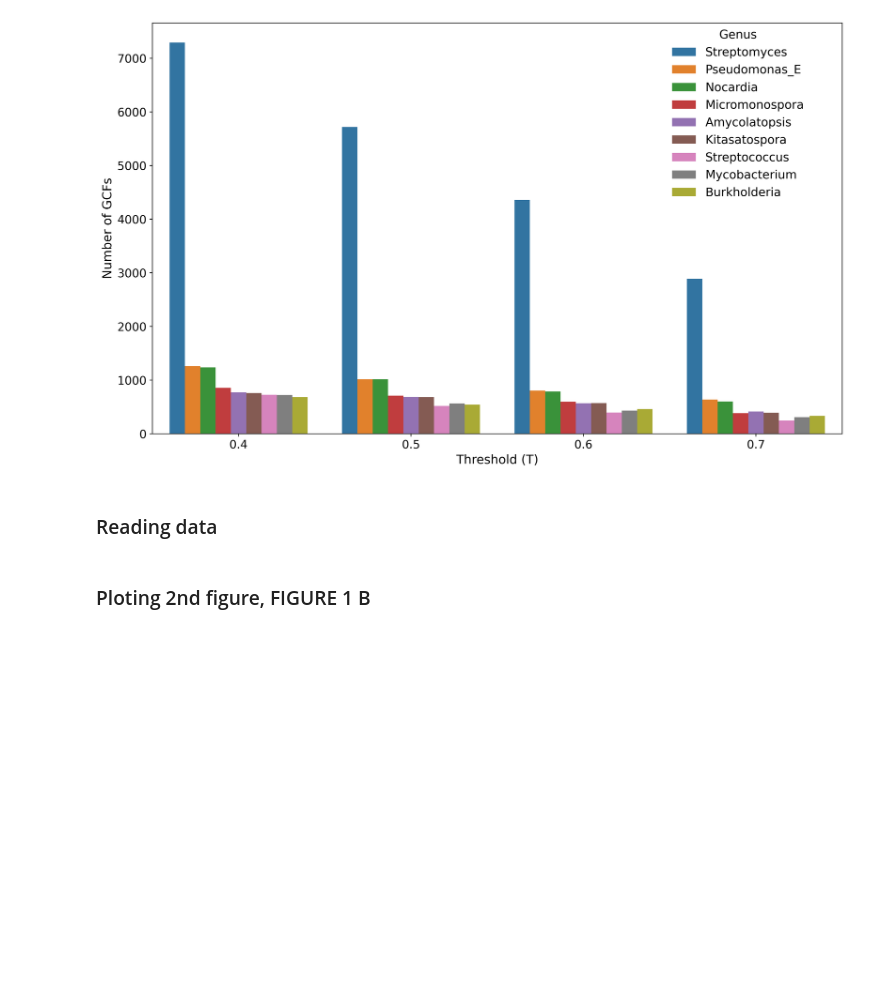
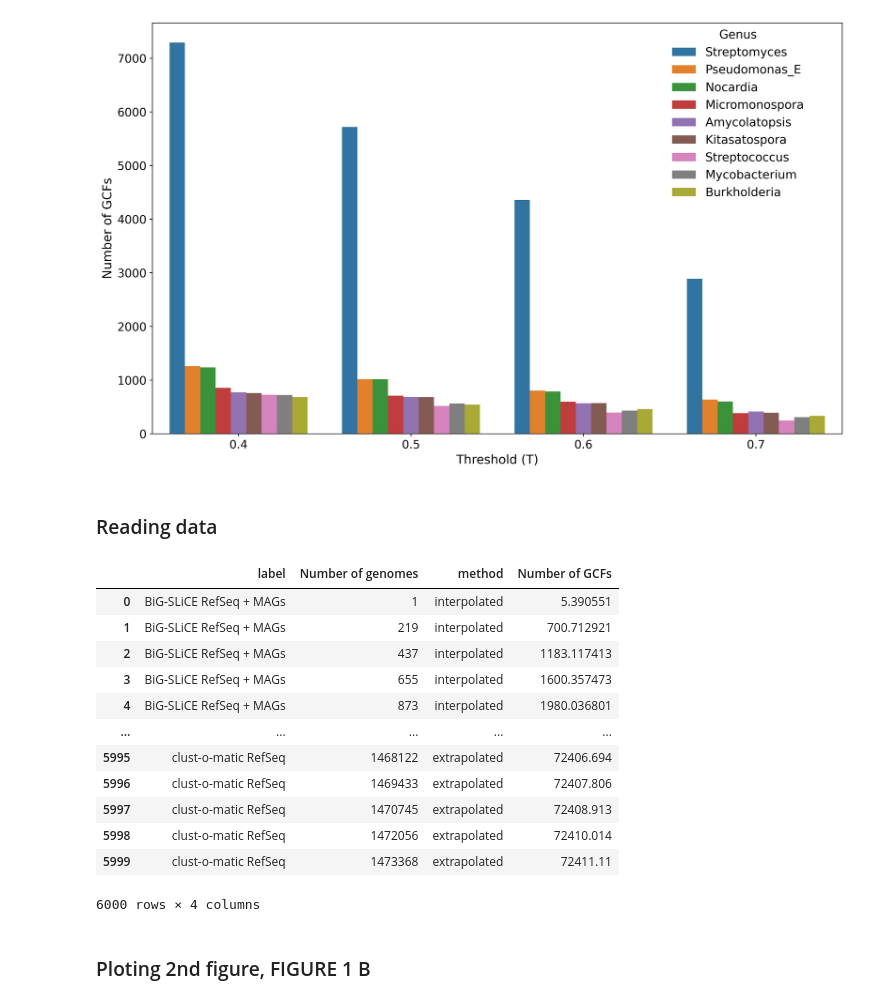
Before and after one commit to SinaBerkGolech/Metabolomics_Seminar_Topic_10, a Jupyter notebook: Figure_1/Figure_1.ipynb, the cells around one changed output. Saved outputs shown, nothing was run; the diff lists cells and outputs as text; code cells hidden in the pictures; blank space fills up the shorter version.

```diff
--- a/Figure_1/Figure_1.ipynb
+++ b/Figure_1/Figure_1.ipynb
@@ -93,6 +98,22 @@ table_1_B  = table_1_B.drop(0).drop("Note",axis=1).reset_index(drop=True)
 bigslice_mags_data = table_1_B[table_1_B.label == "BiG-SLiCE RefSeq + MAGs"]
 bigslice_refseq_data = table_1_B[table_1_B.label == "BiG-SLiCE RefSeq"]
 clustomatic_data = table_1_B[table_1_B.label == "clust-o-matic RefSeq"]
+# %%
+table_1_B
+# %% [output]
+|  | label | Number of genomes | method | Number of GCFs |
+| 0 | BiG-SLiCE RefSeq + MAGs | 1 | interpolated | 5.390551 |
+| 1 | BiG-SLiCE RefSeq + MAGs | 219 | interpolated | 700.712921 |
+| 2 | BiG-SLiCE RefSeq + MAGs | 437 | interpolated | 1183.117413 |
+| 3 | BiG-SLiCE RefSeq + MAGs | 655 | interpolated | 1600.357473 |
+| 4 | BiG-SLiCE RefSeq + MAGs | 873 | interpolated | 1980.036801 |
+| ... | ... | ... | ... | ... |
+| 5995 | clust-o-matic RefSeq | 1468122 | extrapolated | 72406.694 |
+| 5996 | clust-o-matic RefSeq | 1469433 | extrapolated | 72407.806 |
+| 5997 | clust-o-matic RefSeq | 1470745 | extrapolated | 72408.913 |
+| 5998 | clust-o-matic RefSeq | 1472056 | extrapolated | 72410.014 |
+| 5999 | clust-o-matic RefSeq | 1473368 | extrapolated | 72411.11 |
+6000 rows × 4 columns
 # %% [markdown]
 ### Ploting 2nd figure, FIGURE 1 B
 # %%
```
Also changed, not shown: parts of 4 cells of this notebook, 8 other files.
